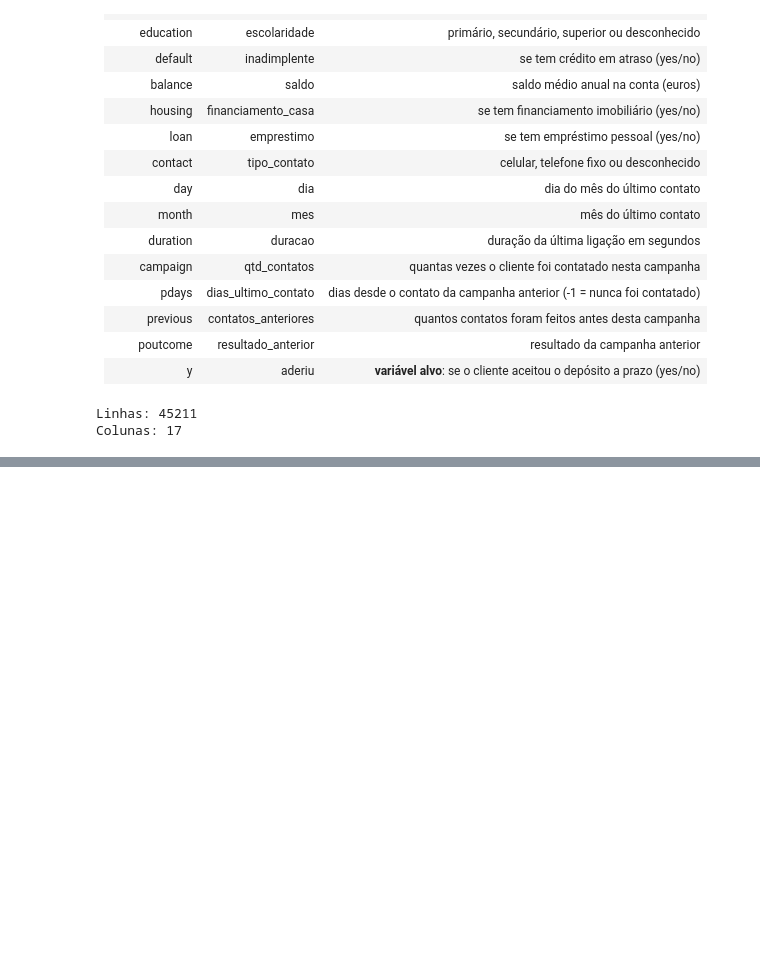
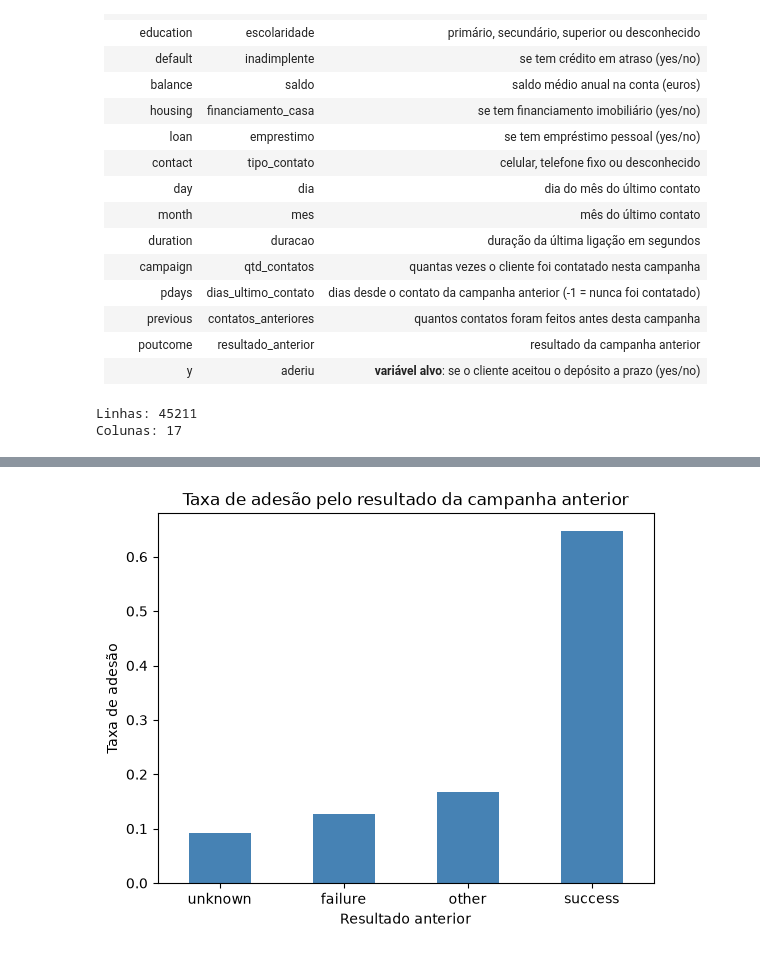
Before and after one commit to JlucasFaria/projeto-ml, a Jupyter notebook: notebooks/03_marketing_bancario.ipynb, the cells around one changed output, grey strips where cells are left out. Drawn from its saved outputs; the diff is of its cells as text; code cells hidden in the pictures; blank space fills up the shorter version.

```diff
--- a/notebooks/03_marketing_bancario.ipynb
+++ b/notebooks/03_marketing_bancario.ipynb
@@ -72,0 +189,12 @@ Colunas: 17
+# %%
+# taxa de adesao pelo resultado da campanha anterior
+taxa_anterior = df.groupby('resultado_anterior')['aderiu'].apply(lambda x: (x == 'yes').mean())
+
+taxa_anterior.sort_values().plot(kind='bar', color='steelblue')
+plt.title('Taxa de adesão pelo resultado da campanha anterior')
+plt.xlabel('Resultado anterior')
+plt.ylabel('Taxa de adesão')
+plt.xticks(rotation=0)
+plt.show()
+# %% [output]
+[figure, added]
```
Also changed, not shown: parts of 13 cells of this notebook.
